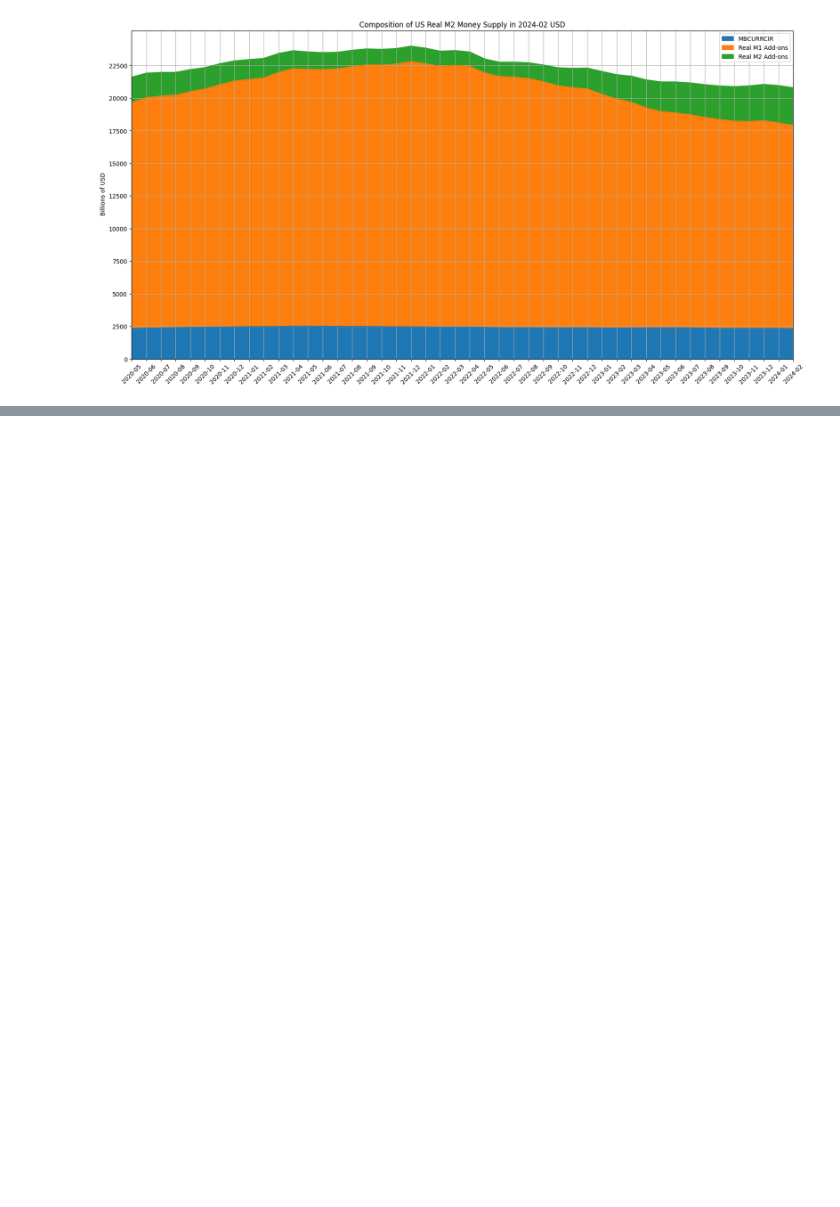
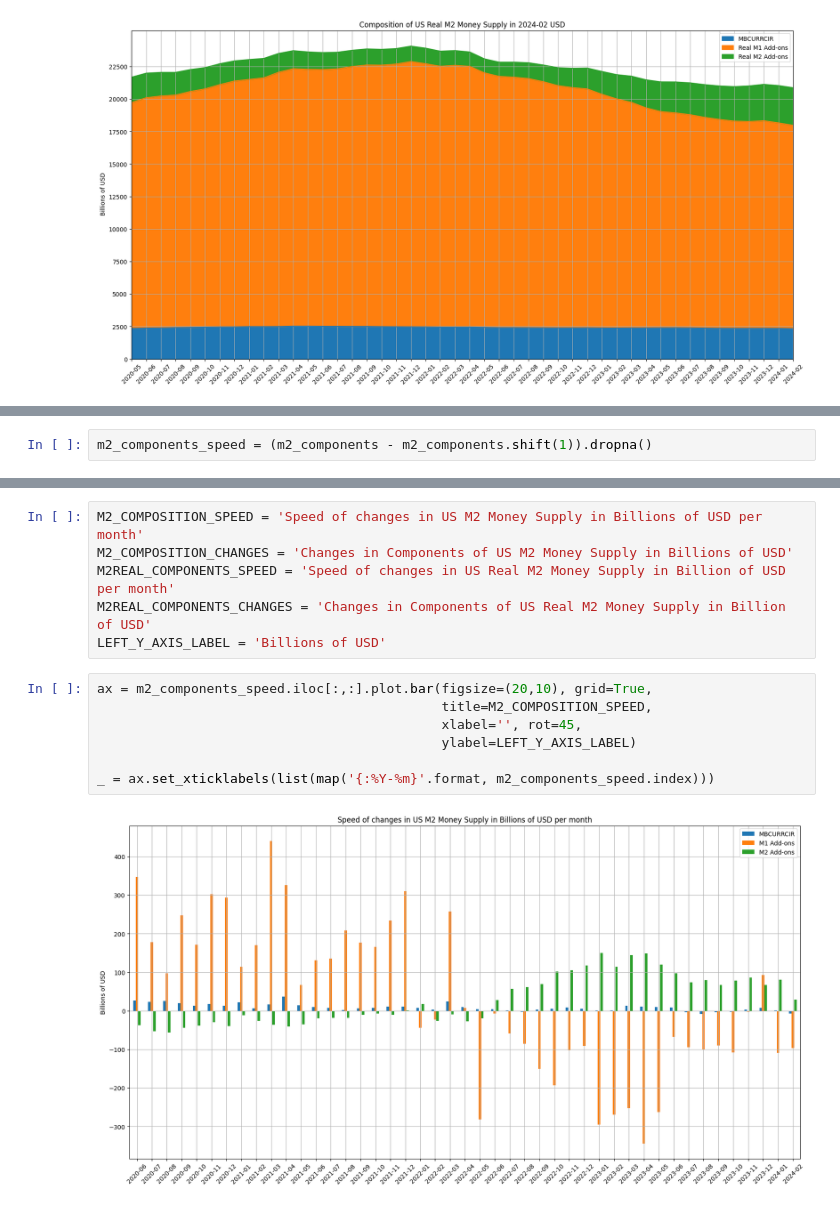
Before and after one commit to KidQuant/PersonalProject, a Jupyter notebook: datascience/economics/money_supply.ipynb, the cells around one changed output, grey strips where cells are left out. Saved outputs shown, nothing was run; the diff lists cells and outputs as text; blank space fills up the shorter version.

```diff
--- a/datascience/economics/money_supply.ipynb
+++ b/datascience/economics/money_supply.ipynb
@@ -170,0 +192,2 @@ Real M2 money supply shrank by  -167.13bn since 2024-01 to 20787.60bn
+# %%
+m2_components_speed = (m2_components - m2_components.shift(1)).dropna()
@@ -170,0 +227,15 @@ Real M2 money supply shrank by  -167.13bn since 2024-01 to 20787.60bn
+# %%
+M2_COMPOSITION_SPEED = 'Speed of changes in US M2 Money Supply in Billions of USD per month'
+M2_COMPOSITION_CHANGES = 'Changes in Components of US M2 Money Supply in Billions of USD'
+M2REAL_COMPONENTS_SPEED = 'Speed of changes in US Real M2 Money Supply in Billion of USD per month'
+M2REAL_COMPONENTS_CHANGES = 'Changes in Components of US Real M2 Money Supply in Billion of USD'
+LEFT_Y_AXIS_LABEL = 'Billions of USD'
+# %%
+ax = m2_components_speed.iloc[:,:].plot.bar(figsize=(20,10), grid=True,
+                                            title=M2_COMPOSITION_SPEED,
+                                            xlabel='', rot=45,
+                                            ylabel=LEFT_Y_AXIS_LABEL)
+
+_ = ax.set_xticklabels(list(map('{:%Y-%m}'.format, m2_components_speed.index)))
+# %% [output]
+[figure, added]
```
Also changed, not shown: parts of 17 cells of this notebook, 12 other files.
